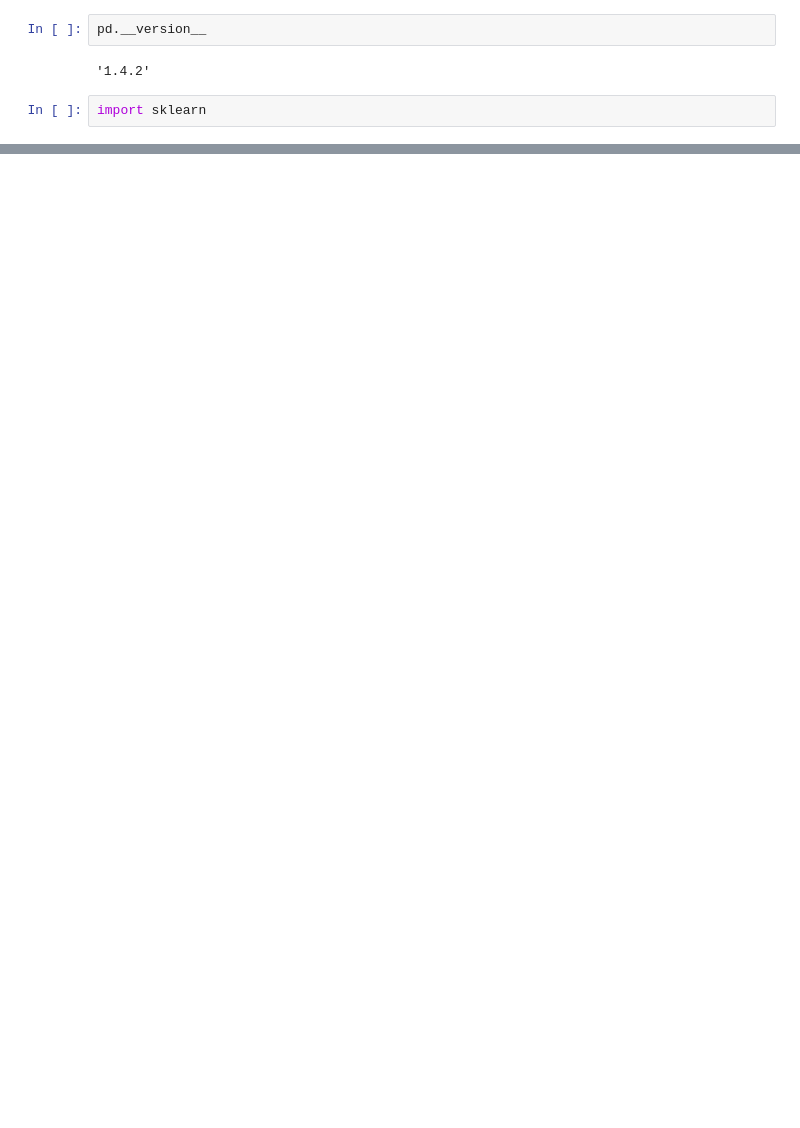
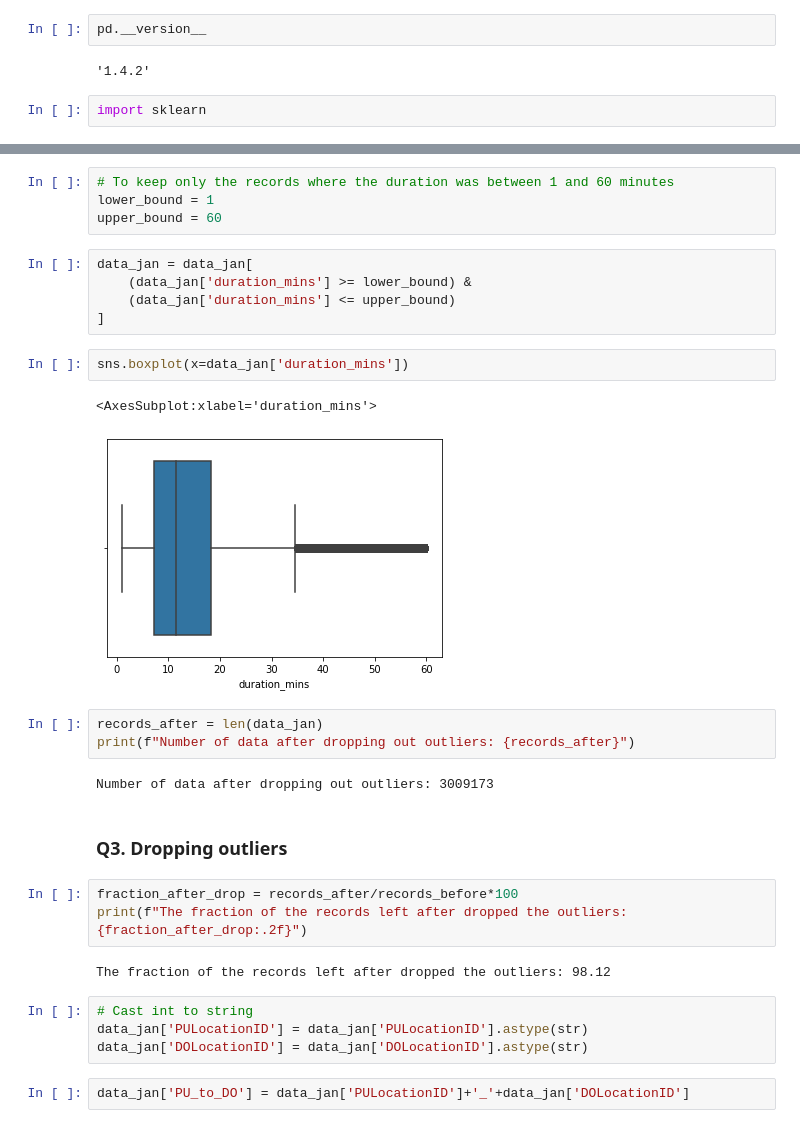
Before and after one commit to SkySssw/MLOps-Zoomcamp, a Jupyter notebook: 01-intro/homework-1.ipynb, the cells around one changed output, grey strips where cells are left out. Cells and saved outputs as stored; diff of their text form; blank space fills up the shorter version.

```diff
--- a/01-intro/homework-1.ipynb
+++ b/01-intro/homework-1.ipynb
@@ -26,0 +91,32 @@ data.head()
+# %%
+# To keep only the records where the duration was between 1 and 60 minutes
+lower_bound = 1
+upper_bound = 60
+# %%
+data_jan = data_jan[
+    (data_jan['duration_mins'] >= lower_bound) &
+    (data_jan['duration_mins'] <= upper_bound)
+]
+# %%
+sns.boxplot(x=data_jan['duration_mins'])
+# %% [output]
+<AxesSubplot:xlabel='duration_mins'>
+[figure, added]
+# %%
+records_after = len(data_jan)
+print(f"Number of data after dropping out outliers: {records_after}")
+# %% [output]
+Number of data after dropping out outliers: 3009173
+# %% [markdown]
+### Q3. Dropping outliers
+# %%
+fraction_after_drop = records_after/records_before*100
+print(f"The fraction of the records left after dropped the outliers: {fraction_after_drop:.2f}")
+# %% [output]
+The fraction of the records left after dropped the outliers: 98.12
+# %%
+# Cast int to string
+data_jan['PULocationID'] = data_jan['PULocationID'].astype(str)
+data_jan['DOLocationID'] = data_jan['DOLocationID'].astype(str)
+# %%
+data_jan['PU_to_DO'] = data_jan['PULocationID']+'_'+data_jan['DOLocationID']
```
Also changed, not shown: parts of 33 cells of this notebook.
